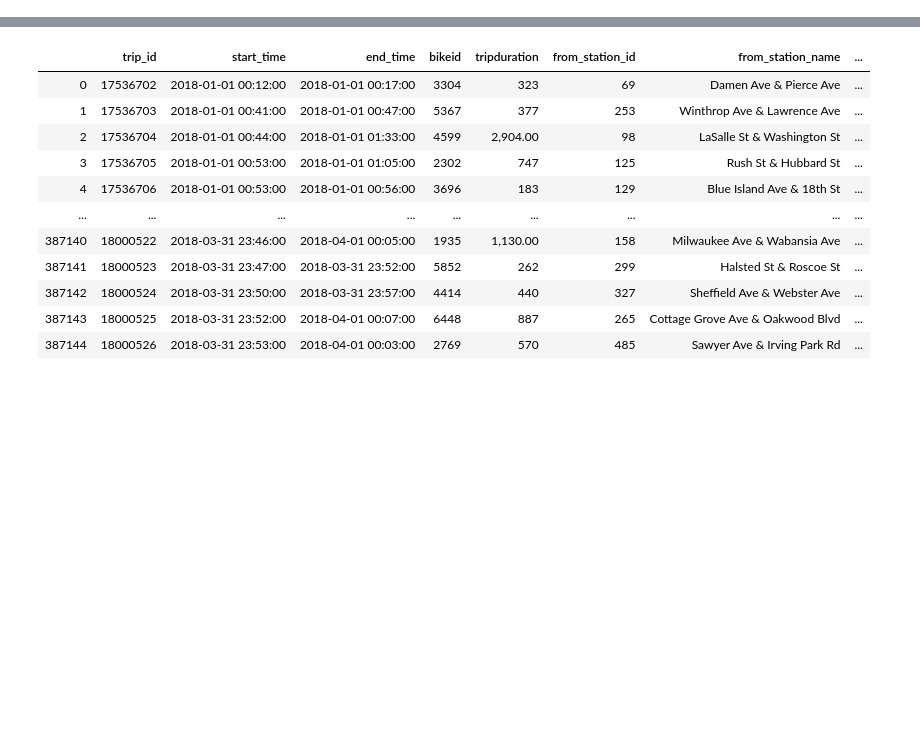
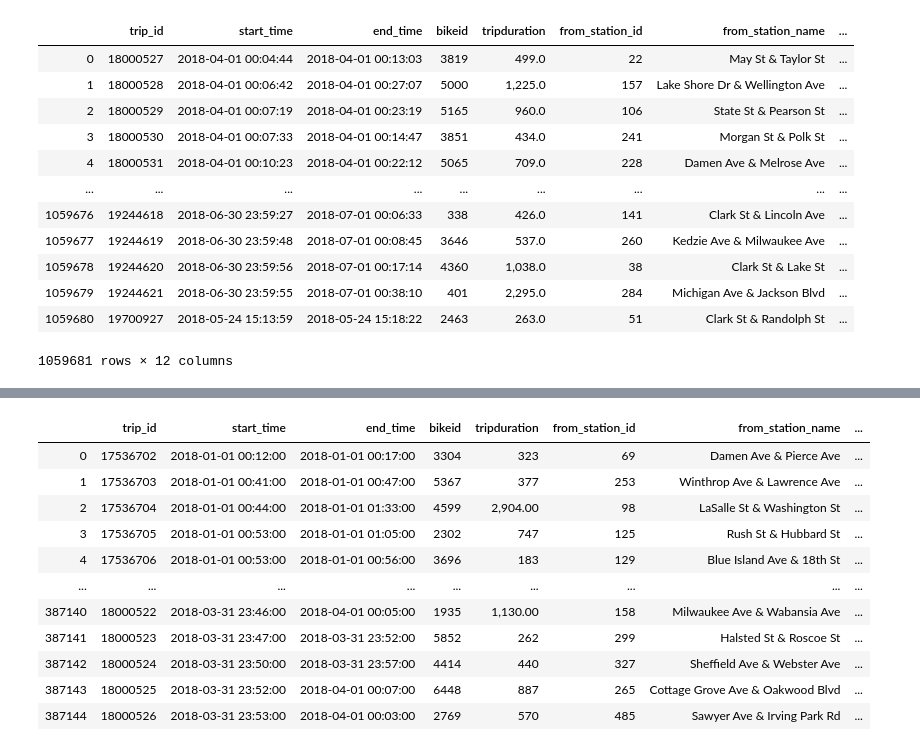
Before and after one commit to AlejandraRosa/Divvy_Project, a Jupyter notebook: Divvy_main.ipynb, the cells around one changed output, grey strips where cells are left out. Saved outputs shown, nothing was run; the diff lists cells and outputs as text; code cells hidden in the pictures; blank space fills up the shorter version.

```diff
--- a/Divvy_main.ipynb
+++ b/Divvy_main.ipynb
@@ -31,0 +47,16 @@ q4_data = pd.read_csv(q4_2018_csv)
+# %%
+q2_data
+# %% [output]
+|  | trip_id | start_time | end_time | bikeid | tripduration | from_station_id | from_station_name | ... |
+| 0 | 18000527 | 2018-04-01 00:04:44 | 2018-04-01 00:13:03 | 3819 | 499.0 | 22 | May St & Taylor St | ... |
+| 1 | 18000528 | 2018-04-01 00:06:42 | 2018-04-01 00:27:07 | 5000 | 1,225.0 | 157 | Lake Shore Dr & Wellington Ave | ... |
+| 2 | 18000529 | 2018-04-01 00:07:19 | 2018-04-01 00:23:19 | 5165 | 960.0 | 106 | State St & Pearson St | ... |
+| 3 | 18000530 | 2018-04-01 00:07:33 | 2018-04-01 00:14:47 | 3851 | 434.0 | 241 | Morgan St & Polk St | ... |
+| 4 | 18000531 | 2018-04-01 00:10:23 | 2018-04-01 00:22:12 | 5065 | 709.0 | 228 | Damen Ave & Melrose Ave | ... |
+| ... | ... | ... | ... | ... | ... | ... | ... | ... |
+| 1059676 | 19244618 | 2018-06-30 23:59:27 | 2018-07-01 00:06:33 | 338 | 426.0 | 141 | Clark St & Lincoln Ave | ... |
+| 1059677 | 19244619 | 2018-06-30 23:59:48 | 2018-07-01 00:08:45 | 3646 | 537.0 | 260 | Kedzie Ave & Milwaukee Ave | ... |
+| 1059678 | 19244620 | 2018-06-30 23:59:56 | 2018-07-01 00:17:14 | 4360 | 1,038.0 | 38 | Clark St & Lake St | ... |
+| 1059679 | 19244621 | 2018-06-30 23:59:55 | 2018-07-01 00:38:10 | 401 | 2,295.0 | 284 | Michigan Ave & Jackson Blvd | ... |
+| 1059680 | 19700927 | 2018-05-24 15:13:59 | 2018-05-24 15:18:22 | 2463 | 263.0 | 51 | Clark St & Randolph St | ... |
+1059681 rows × 12 columns
```
Also changed, not shown: parts of 53 cells of this notebook, 8 other files.
